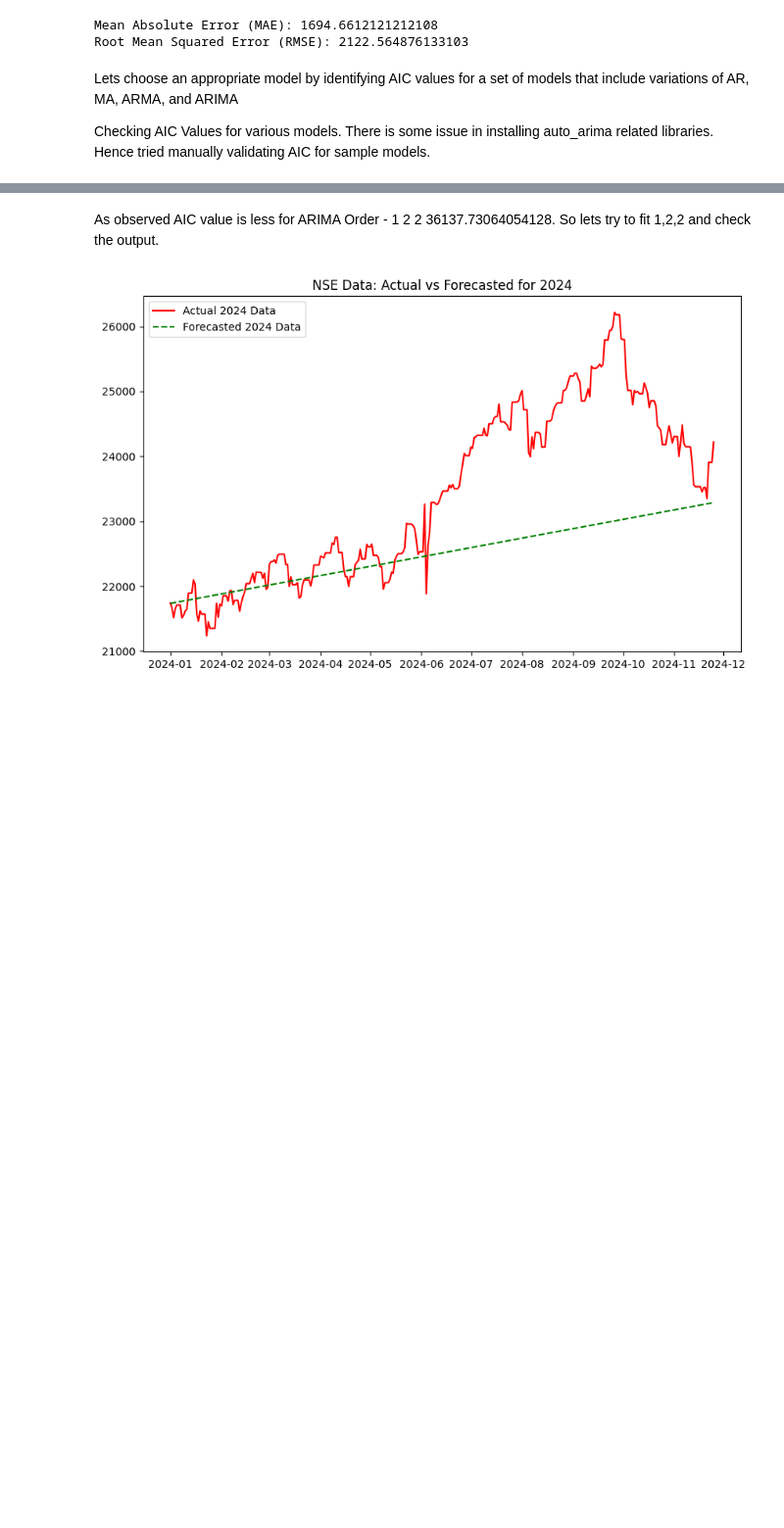
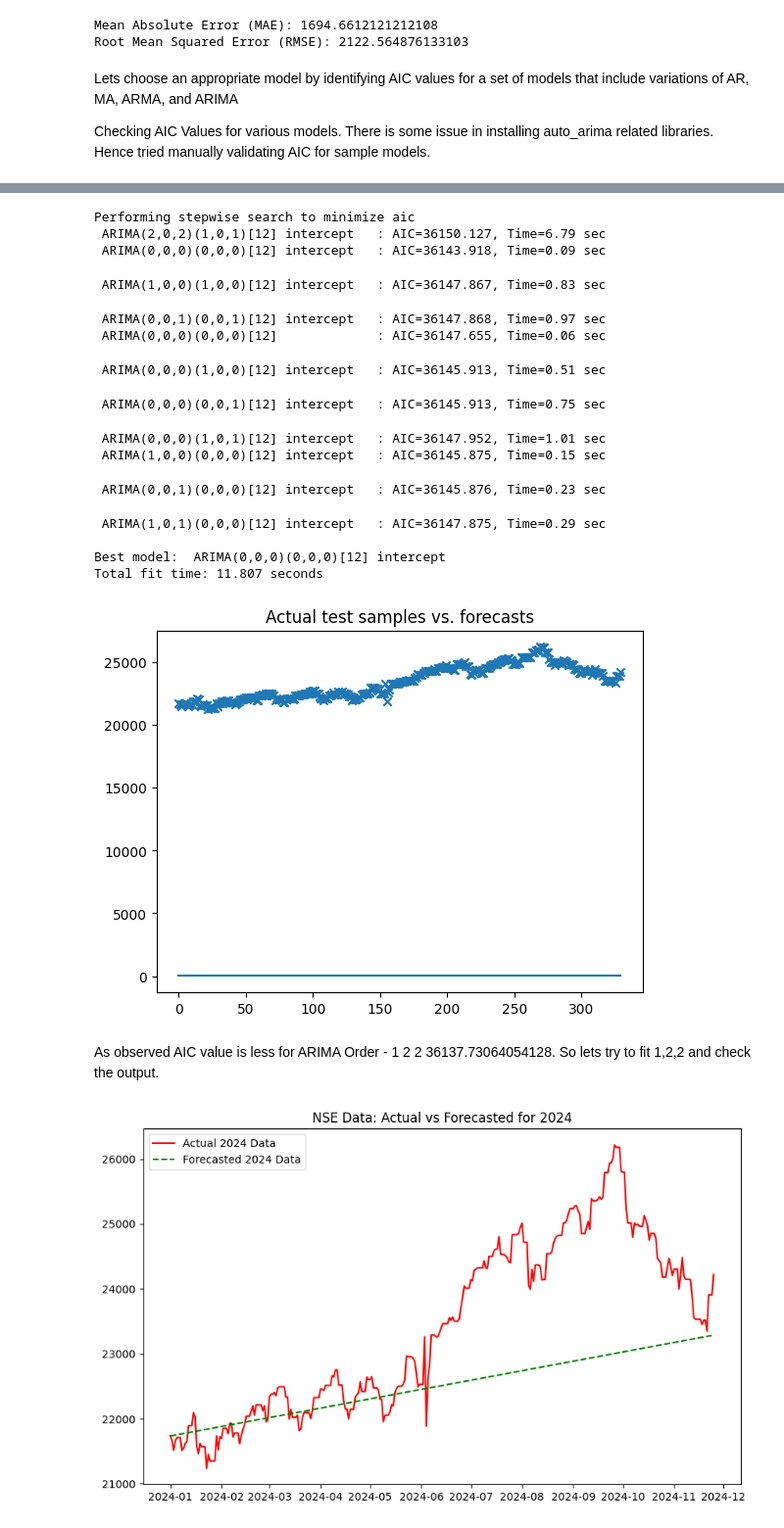
Before and after one commit to aymuos/masters-practise-repo, a Jupyter notebook: TSA_Nifty_50_Project.ipynb, the cells around one changed output, grey strips where cells are left out. Shown at 98% size. Saved outputs shown, nothing was run; the diff lists cells and outputs as text; code cells hidden in the pictures; blank space fills up the shorter version.

Commit message:
Changing For loop back to Auto_Arima function as it is working fine on Google Colab

```diff
--- a/TSA_Nifty_50_Project.ipynb
+++ b/TSA_Nifty_50_Project.ipynb
@@ -612,3 +594,33 @@ ARIMA Order -  1 1 0 36149.64045066121
+# %%
+
+arima = pm.auto_arima(train, error_action='ignore', trace=True,
+                      suppress_warnings=True, maxiter=10,
+                      seasonal=True, m=12)
+
+# #############################################################################
+# Plot actual test vs. forecasts:
+x = np.arange(test.shape[0])
+plt.scatter(x, test, marker='x')
+plt.plot(x, arima.predict(n_periods=test.shape[0]))
+plt.title('Actual test samples vs. forecasts')
+plt.show()
+# %% [output]
+Performing stepwise search to minimize aic
+ ARIMA(2,0,2)(1,0,1)[12] intercept   : AIC=36150.127, Time=6.79 sec
+ ARIMA(0,0,0)(0,0,0)[12] intercept   : AIC=36143.918, Time=0.09 sec
+ ARIMA(1,0,0)(1,0,0)[12] intercept   : AIC=36147.867, Time=0.83 sec
+ ARIMA(0,0,1)(0,0,1)[12] intercept   : AIC=36147.868, Time=0.97 sec
+ ARIMA(0,0,0)(0,0,0)[12]             : AIC=36147.655, Time=0.06 sec
+ ARIMA(0,0,0)(1,0,0)[12] intercept   : AIC=36145.913, Time=0.51 sec
+ ARIMA(0,0,0)(0,0,1)[12] intercept   : AIC=36145.913, Time=0.75 sec
+ ARIMA(0,0,0)(1,0,1)[12] intercept   : AIC=36147.952, Time=1.01 sec
+ ARIMA(1,0,0)(0,0,0)[12] intercept   : AIC=36145.875, Time=0.15 sec
+ ARIMA(0,0,1)(0,0,0)[12] intercept   : AIC=36145.876, Time=0.23 sec
+ ARIMA(1,0,1)(0,0,0)[12] intercept   : AIC=36147.875, Time=0.29 sec
+
+Best model:  ARIMA(0,0,0)(0,0,0)[12] intercept
+Total fit time: 11.807 seconds
+[figure, added]
 # %% [markdown]
 As observed AIC value is less for ARIMA Order -  1 2 2 36137.73064054128.
 So lets try to fit 1,2,2 and check the output.
```
Also changed, not shown: parts of 5 cells of this notebook.
